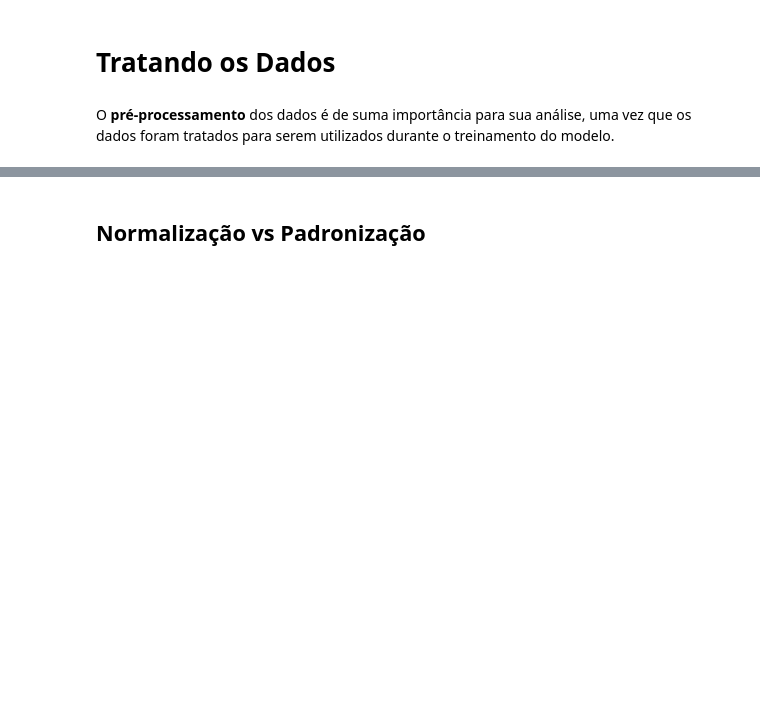
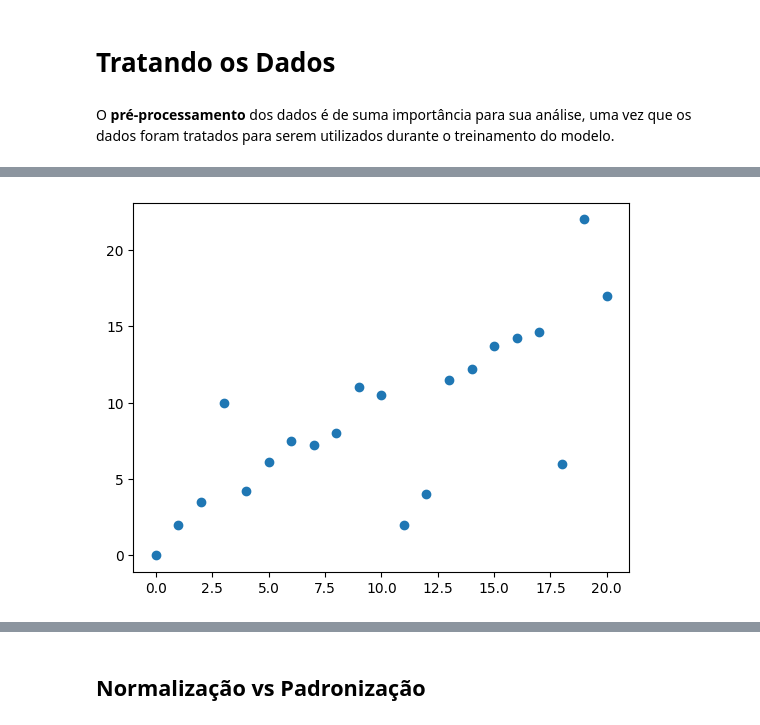
Before and after one commit to Joaohsd/artificial-intelligence, a Jupyter notebook: Materiais/Notebooks/Introducao/dataAnalysis.ipynb, the cells around one changed output, grey strips where cells are left out. Cells and saved outputs as stored; diff of their text form; code cells hidden in the pictures; blank space fills up the shorter version.

```diff
--- a/Materiais/Notebooks/Introducao/dataAnalysis.ipynb
+++ b/Materiais/Notebooks/Introducao/dataAnalysis.ipynb
@@ -8,0 +28,11 @@ O **pré-processamento** dos dados é de suma importância para sua análise, um
+# %%
+import matplotlib.pyplot as plt
+import numpy as np
+
+x = np.array([0,1,2,3,4,5,6,7,8,9,10,11,12,13,14,15,16,17,18,19,20])
+y = np.array([0,2,3.5,10,4.2,6.1,7.5,7.25,8,11,10.5,2,4,11.5, 12.2, 13.7, 14.25, 14.65, 6, 22, 17])
+
+plt.scatter(x, y)
+plt.show()
+# %% [output]
+[figure, added]
```
Also changed, not shown: parts of 17 cells of this notebook, 3 other files.
